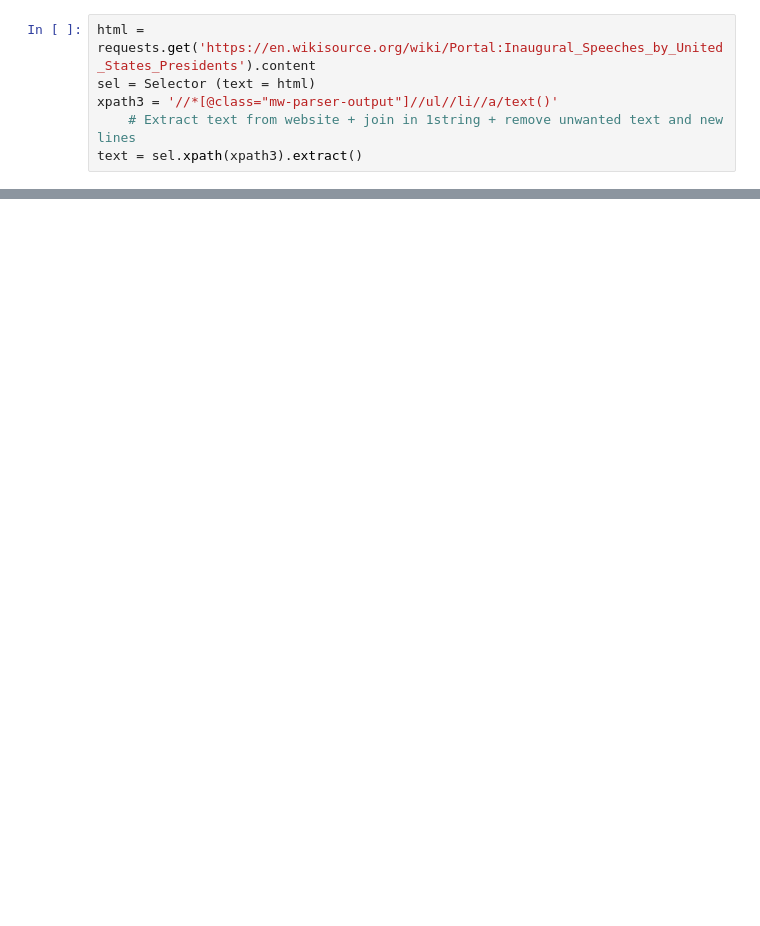
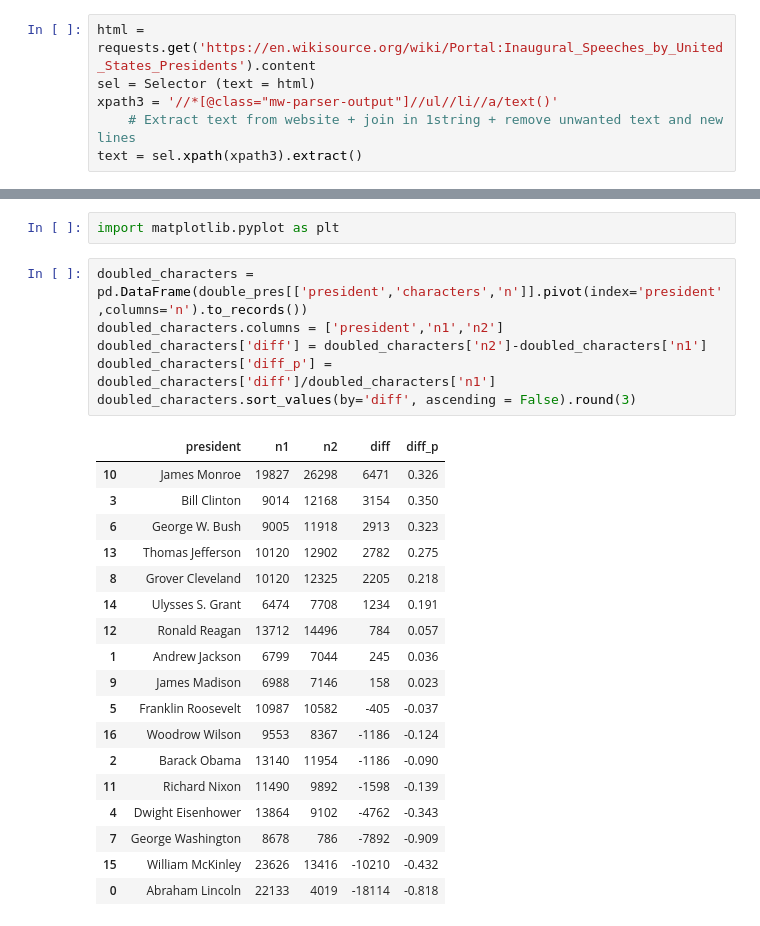
Before and after one commit to MichalWlodkowski/US_speeches, a Jupyter notebook: nlp.ipynb, the cells around one changed output, grey strips where cells are left out. Cells and saved outputs as stored; diff of their text form; blank space fills up the shorter version.

```diff
--- a/nlp.ipynb
+++ b/nlp.ipynb
@@ -205,0 +185,27 @@ speeches_y = pd.concat([speeches,years], axis = 1)
+# %%
+import matplotlib.pyplot as plt
+# %%
+doubled_characters = pd.DataFrame(double_pres[['president','characters','n']].pivot(index='president',columns='n').to_records())
+doubled_characters.columns = ['president','n1','n2']
+doubled_characters['diff'] = doubled_characters['n2']-doubled_characters['n1']
+doubled_characters['diff_p'] = doubled_characters['diff']/doubled_characters['n1']
+doubled_characters.sort_values(by='diff', ascending = False).round(3)
+# %% [output]
+|  | president | n1 | n2 | diff | diff_p |
+| 10 | James Monroe | 19827 | 26298 | 6471 | 0.326 |
+| 3 | Bill Clinton | 9014 | 12168 | 3154 | 0.350 |
+| 6 | George W. Bush | 9005 | 11918 | 2913 | 0.323 |
+| 13 | Thomas Jefferson | 10120 | 12902 | 2782 | 0.275 |
+| 8 | Grover Cleveland | 10120 | 12325 | 2205 | 0.218 |
+| 14 | Ulysses S. Grant | 6474 | 7708 | 1234 | 0.191 |
+| 12 | Ronald Reagan | 13712 | 14496 | 784 | 0.057 |
+| 1 | Andrew Jackson | 6799 | 7044 | 245 | 0.036 |
+| 9 | James Madison | 6988 | 7146 | 158 | 0.023 |
+| 5 | Franklin Roosevelt | 10987 | 10582 | -405 | -0.037 |
+| 16 | Woodrow Wilson | 9553 | 8367 | -1186 | -0.124 |
+| 2 | Barack Obama | 13140 | 11954 | -1186 | -0.090 |
+| 11 | Richard Nixon | 11490 | 9892 | -1598 | -0.139 |
+| 4 | Dwight Eisenhower | 13864 | 9102 | -4762 | -0.343 |
+| 7 | George Washington | 8678 | 786 | -7892 | -0.909 |
+| 15 | William McKinley | 23626 | 13416 | -10210 | -0.432 |
+| 0 | Abraham Lincoln | 22133 | 4019 | -18114 | -0.818 |
```
Also changed, not shown: parts of 7 cells of this notebook.
